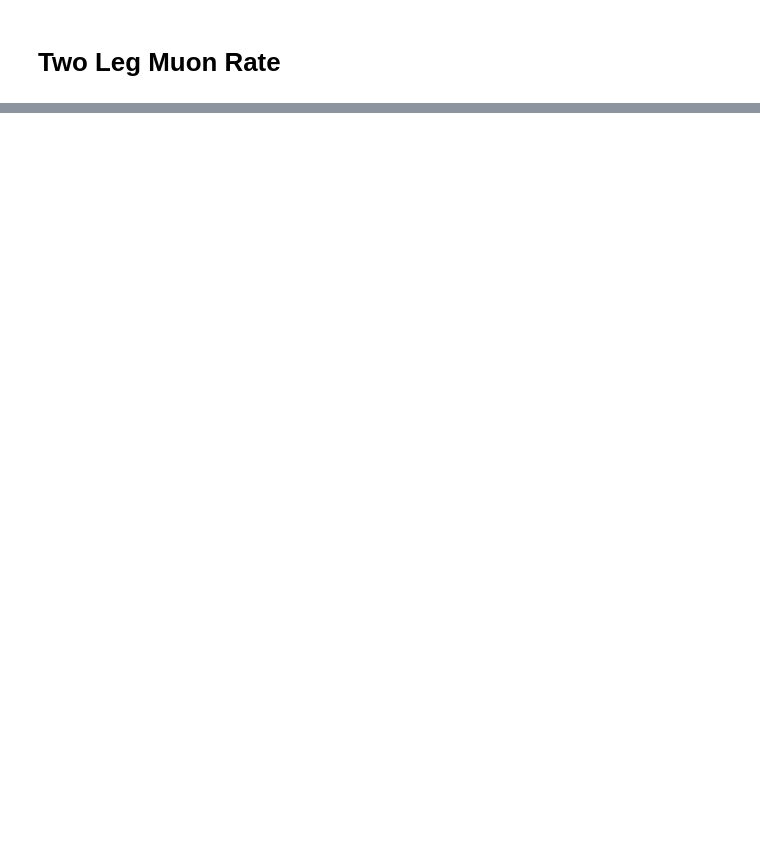
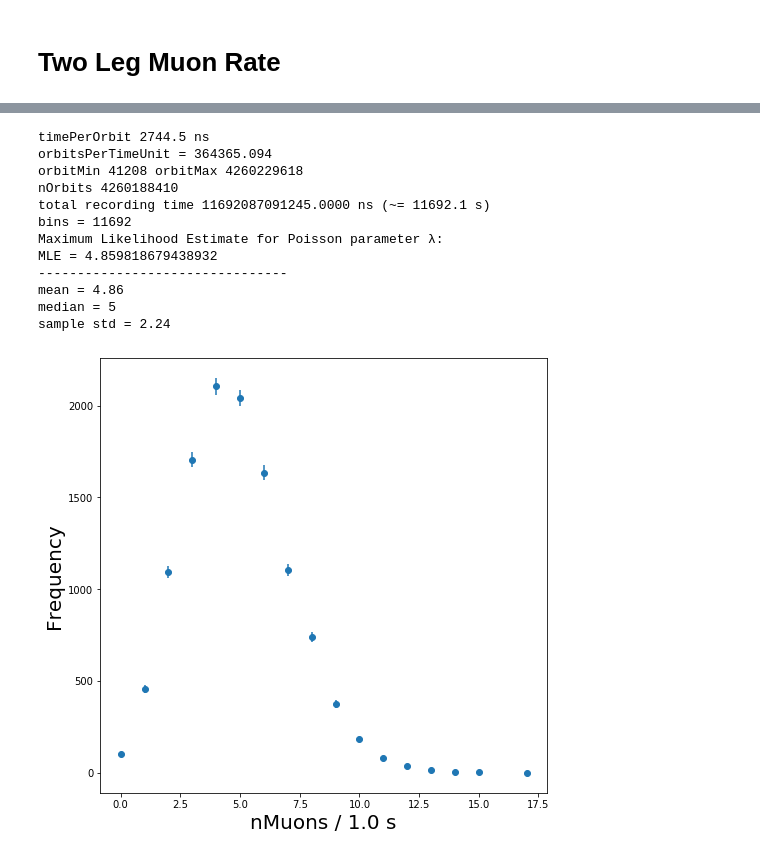
Before and after one commit to GeorgeAlex22/scout, a Jupyter notebook: Rates.ipynb, the cells around one changed output, grey strips where cells are left out. Drawn from its saved outputs; the diff is of its cells as text; code cells hidden in the pictures; blank space fills up the shorter version.

```diff
--- a/Rates.ipynb
+++ b/Rates.ipynb
@@ -177,0 +170,18 @@ Gaussian 99% Confidence Interval = [3.19 , 3.23 ]
+# %%
+twoleg2 = pd.read_csv("./data/Merged/twolegOS2.txt" )
+
+twoleg_muons, tu_tl = rate(twoleg2, TU = 1)
+# %% [output]
+timePerOrbit 2744.5 ns
+orbitsPerTimeUnit = 364365.094
+orbitMin 41208 orbitMax 4260229618
+nOrbits 4260188410
+total recording time 11692087091245.0000 ns (~= 11692.1 s)
+bins = 11692
+Maximum Likelihood Estimate for Poisson parameter λ:
+MLE = 4.859818679438932
+--------------------------------
+mean = 4.86
+median = 5
+sample std = 2.24
+[figure, added]
```
Also changed, not shown: parts of 6 cells of this notebook, 3 other files.
